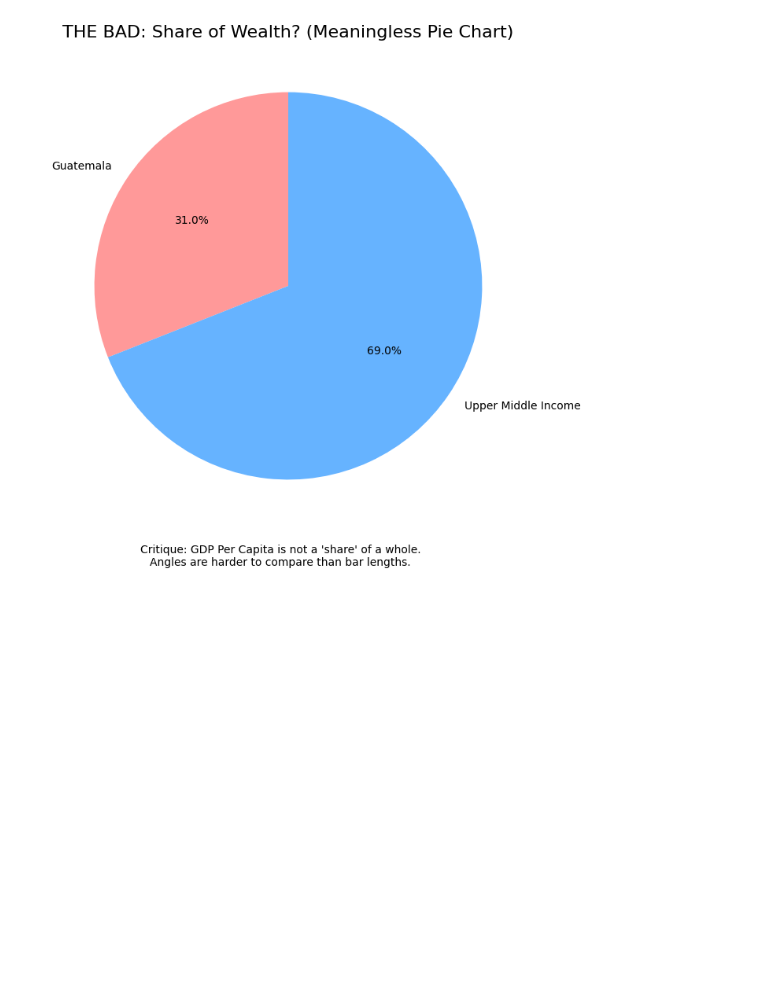
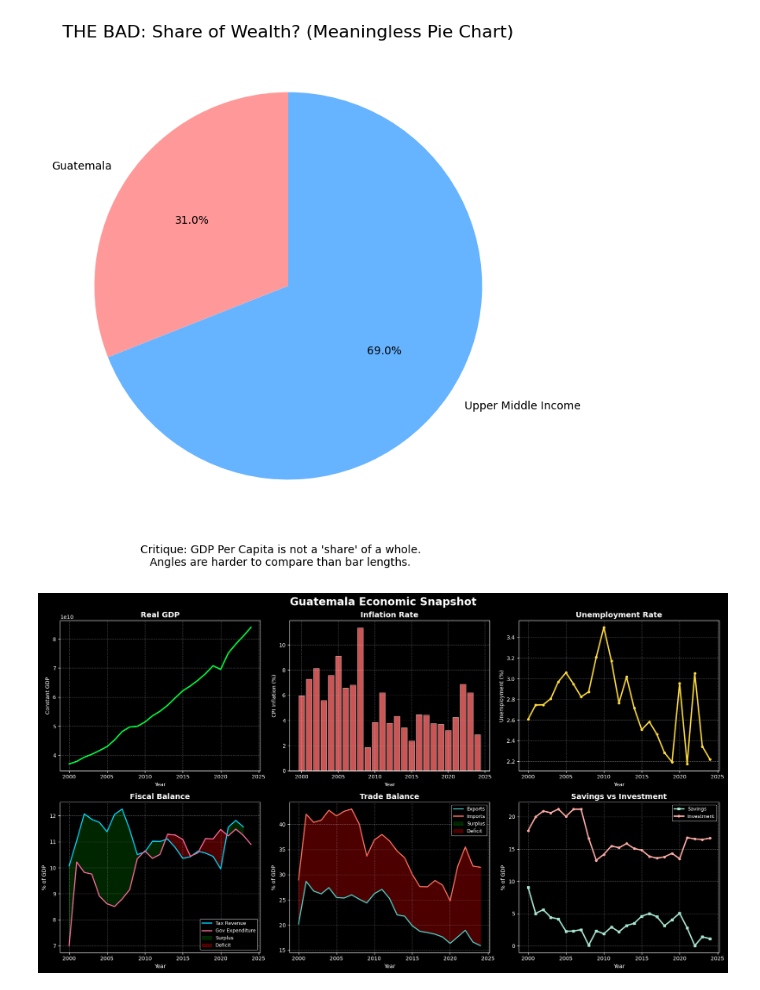
Before and after one commit to Kaiking28/ECON3916-Statistical-Machine-Learning, a Jupyter notebook: class3/lab3.ipynb, the cells around one changed output. Saved outputs shown, nothing was run; the diff lists cells and outputs as text; code cells hidden in the pictures; blank space fills up the shorter version.

```diff
--- a/class3/lab3.ipynb
+++ b/class3/lab3.ipynb
@@ -177,3 +173,94 @@ plt.figtext(0.5, 0.05, "Critique: GDP Per Capita is not a 'share' of a whole.\nA
 plt.show()
 # %% [output]
 [figure]
+# %%
+import matplotlib.pyplot as plt
+import seaborn as sns
+import pandas as pd
+
+# Set the dark background style
+plt.style.use('dark_background')
+
+# Create figure with 2x3 subplots
+fig, axes = plt.subplots(2, 3, figsize=(18, 10))
+fig.suptitle('Guatemala Economic Snapshot', fontsize=20, fontweight='bold', y=0.98)
+
+# Assuming df_gtm has a datetime index or year column
+# If you have a specific time column, replace df_gtm.index with df_gtm['your_time_column']
+
+# 1. Top Left: Real GDP (Line chart)
+axes[0, 0].plot(df_gtm.index, df_gtm['GDP_Const'], color='#00ff41', linewidth=2.5)
+axes[0, 0].set_title('Real GDP', fontsize=14, fontweight='bold')
+axes[0, 0].set_xlabel('Year')
+axes[0, 0].set_ylabel('Constant GDP')
+axes[0, 0].grid(alpha=0.3, linestyle='--')
+axes[0, 0].tick_params(labelsize=10)
+
+# 2. Top Middle: Inflation Rate (Bar chart with horizontal line at 0)
+axes[0, 1].bar(df_gtm.index, df_gtm['Inflation_CPI'], color='#ff6b6b', alpha=0.8, edgecolor='white', linewidth=0.5)
+axes[0, 1].axhline(y=0, color='white', linestyle='-', linewidth=1.5, alpha=0.7)
+axes[0, 1].set_title('Inflation Rate', fontsize=14, fontweight='bold')
+axes[0, 1].set_xlabel('Year')
+axes[0, 1].set_ylabel('CPI Inflation (%)')
+axes[0, 1].grid(alpha=0.3, linestyle='--')
+axes[0, 1].tick_params(labelsize=10)
+
+# 3. Top Right: Unemployment Rate (Line chart)
+axes[0, 2].plot(df_gtm.index, df_gtm['Unemployment_Rate'], color='#ffd93d', linewidth=2.5, marker='o', markersize=4)
+axes[0, 2].set_title('Unemployment Rate', fontsize=14, fontweight='bold')
+axes[0, 2].set_xlabel('Year')
+axes[0, 2].set_ylabel('Unemployment (%)')
+axes[0, 2].grid(alpha=0.3, linestyle='--')
+axes[0, 2].tick_params(labelsize=10)
+
+# 4. Bottom Left: Fiscal Balance (Fill area between Tax Revenue and Gov Expenditure)
+axes[1, 0].plot(df_gtm.index, df_gtm['Tax_Rev_GDP'], label='Tax Revenue', color='#00d4ff', linewidth=2)
+axes[1, 0].plot(df_gtm.index, df_gtm['Gov_Exp_GDP'], label='Gov Expenditure', color='#ff6b9d', linewidth=2)
+axes[1, 0].fill_between(df_gtm.index, df_gtm['Tax_Rev_GDP'], df_gtm['Gov_Exp_GDP'],
+                         where=(df_gtm['Tax_Rev_GDP'] >= df_gtm['Gov_Exp_GDP']),
+                         color='green', alpha=0.3, interpolate=True, label='Surplus')
+axes[1, 0].fill_between(df_gtm.index, df_gtm['Tax_Rev_GDP'], df_gtm['Gov_Exp_GDP'],
+                         where=(df_gtm['Tax_Rev_GDP'] < df_gtm['Gov_Exp_GDP']),
+                         color='red', alpha=0.3, interpolate=True, label='Deficit')
+axes[1, 0].set_title('Fiscal Balance', fontsize=14, fontweight='bold')
+axes[1, 0].set_xlabel('Year')
+axes[1, 0].set_ylabel('% of GDP')
+axes[1, 0].legend(loc='best', fontsize=9)
+axes[1, 0].grid(alpha=0.3, linestyle='--')
+axes[1, 0].tick_params(labelsize=10)
+
+# 5. Bottom Middle: Trade Balance (Fill area between Exports and Imports)
+axes[1, 1].plot(df_gtm.index, df_gtm['Exports_GDP'], label='Exports', color='#4ecdc4', linewidth=2)
+axes[1, 1].plot(df_gtm.index, df_gtm['Imports_GDP'], label='Imports', color='#ff6f61', linewidth=2)
+axes[1, 1].fill_between(df_gtm.index, df_gtm['Exports_GDP'], df_gtm['Imports_GDP'],
+                         where=(df_gtm['Exports_GDP'] >= df_gtm['Imports_GDP']),
+                         color='green', alpha=0.3, interpolate=True, label='Surplus')
+axes[1, 1].fill_between(df_gtm.index, df_gtm['Exports_GDP'], df_gtm['Imports_GDP'],
+                         where=(df_gtm['Exports_GDP'] < df_gtm['Imports_GDP']),
+                         color='red', alpha=0.3, interpolate=True, label='Deficit')
+axes[1, 1].set_title('Trade Balance', fontsize=14, fontweight='bold')
+axes[1, 1].set_xlabel('Year')
+axes[1, 1].set_ylabel('% of GDP')
+axes[1, 1].legend(loc='best', fontsize=9)
+axes[1, 1].grid(alpha=0.3, linestyle='--')
+axes[1, 1].tick_params(labelsize=10)
+
+# 6. Bottom Right: Savings vs Investment (Dual lines)
+axes[1, 2].plot(df_gtm.index, df_gtm['Gross_Dom_Savings'], label='Savings',
+                color='#a8e6cf', linewidth=2.5, marker='s', markersize=4)
+axes[1, 2].plot(df_gtm.index, df_gtm['Gross_Cap_Formation'], label='Investment',
+                color='#ffaaa5', linewidth=2.5, marker='o', markersize=4)
+axes[1, 2].set_title('Savings vs Investment', fontsize=14, fontweight='bold')
+axes[1, 2].set_xlabel('Year')
+axes[1, 2].set_ylabel('% of GDP')
+axes[1, 2].legend(loc='best', fontsize=9)
+axes[1, 2].grid(alpha=0.3, linestyle='--')
+axes[1, 2].tick_params(labelsize=10)
+
+# Apply tight layout to prevent overlap
+plt.tight_layout()
+
+# Display the dashboard
+plt.show()
+# %% [output]
+[figure, added]
```
Also changed, not shown: parts of 2 cells of this notebook.
